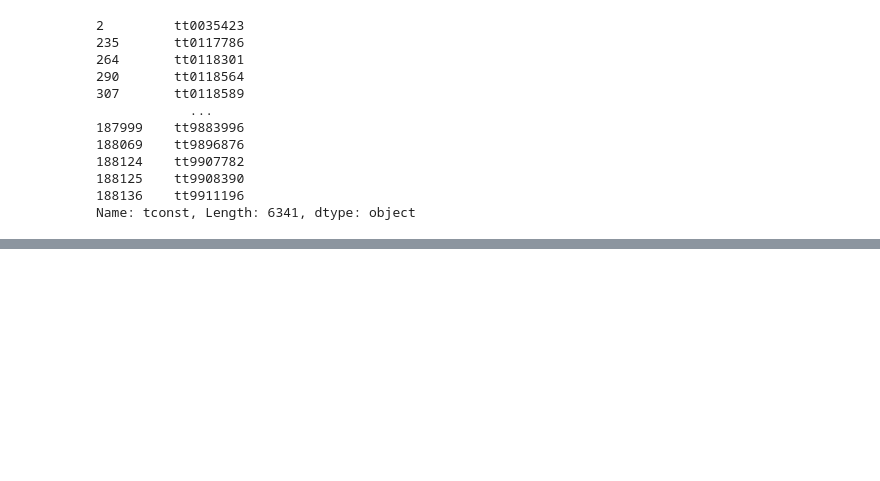
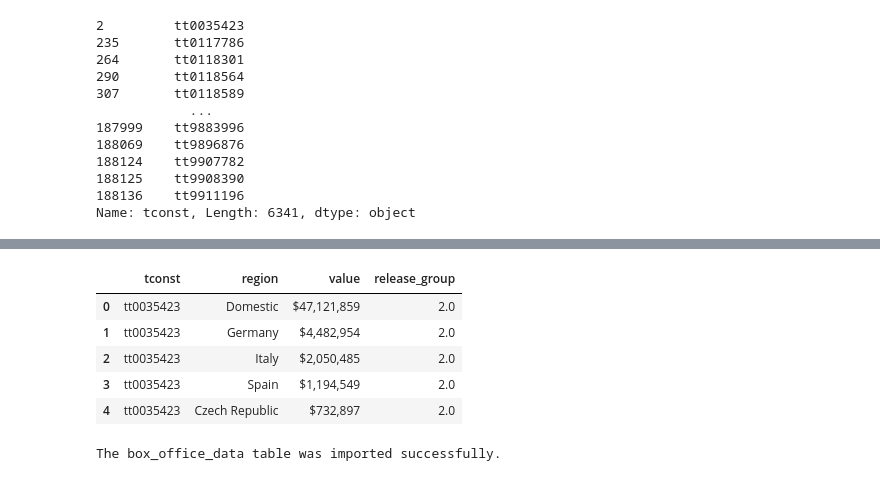
Before and after one commit to tk87-hono/data_analytics_24_4-Capstone_Movie_Group, a Jupyter notebook: clean_merging_book_jonas.ipynb, the cells around one changed output, grey strips where cells are left out. Drawn from its saved outputs; the diff is of its cells as text; code cells hidden in the pictures; blank space fills up the shorter version.

Commit message:
imported box_office_csv and uploaded to postgresql

```diff
--- a/clean_merging_book_jonas.ipynb
+++ b/clean_merging_book_jonas.ipynb
@@ -897,0 +900,11 @@ scraping_t_list.to_csv("Data/title.principals/scraping_t_list.csv")
+# %%
+box_office_data = pd.read_csv("Data/title.principals/box_office_data.csv")
+# %%
+box_office_data.head()
+# %% [output]
+|  | tconst | region | value | release_group |
+| 0 | tt0035423 | Domestic | $47,121,859 | 2.0 |
+| 1 | tt0035423 | Germany | $4,482,954 | 2.0 |
+| 2 | tt0035423 | Italy | $2,050,485 | 2.0 |
+| 3 | tt0035423 | Spain | $1,194,549 | 2.0 |
+| 4 | tt0035423 | Czech Republic | $732,897 | 2.0 |
@@ -897,0 +913,20 @@ scraping_t_list.to_csv("Data/title.principals/scraping_t_list.csv")
+# %%
+# Write records stored in a dataframe to SQL database
+if engine != None:
+    try:
+        box_office_data.to_sql(table_name, # Name of SQL table
+                        con=engine, # Engine or connection
+                        if_exists='replace', # Drop the table before inserting new values
+                        schema=schema, # your class schema
+                        index=False, # Write DataFrame index as a column
+                        chunksize=5000, # Specify the number of rows in each batch to be written at a time
+                        method='multi') # Pass multiple values in a single INSERT clause
+        print(f"The {table_name} table was imported successfully.")
+    # Error handling
+    except (Exception, psycopg2.DatabaseError) as error:
+        print(error)
+        engine = None
+else:
+    print("shit")
+# %% [output]
+The box_office_data table was imported successfully.
```
Also changed, not shown: parts of 2 cells of this notebook.
